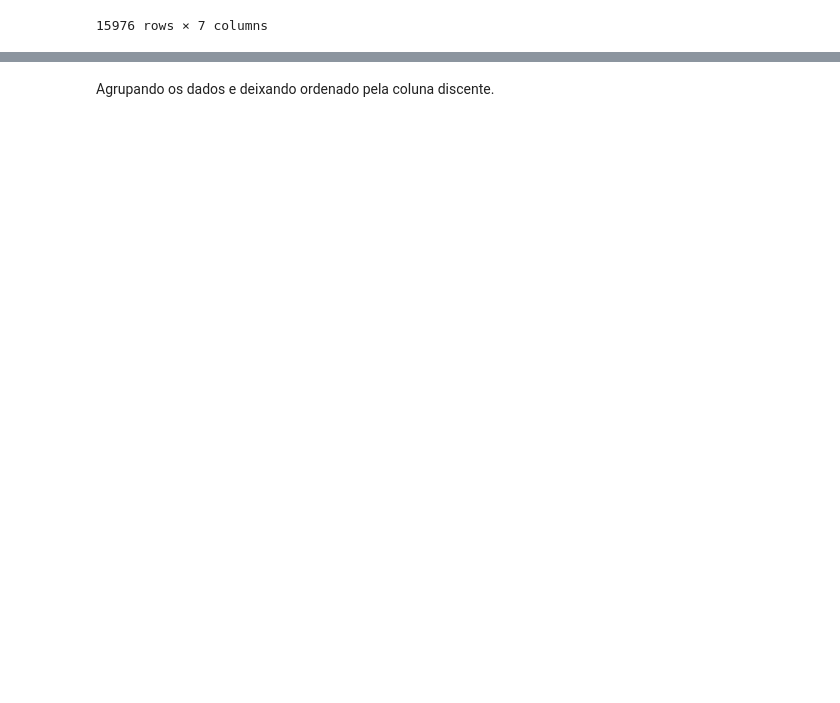
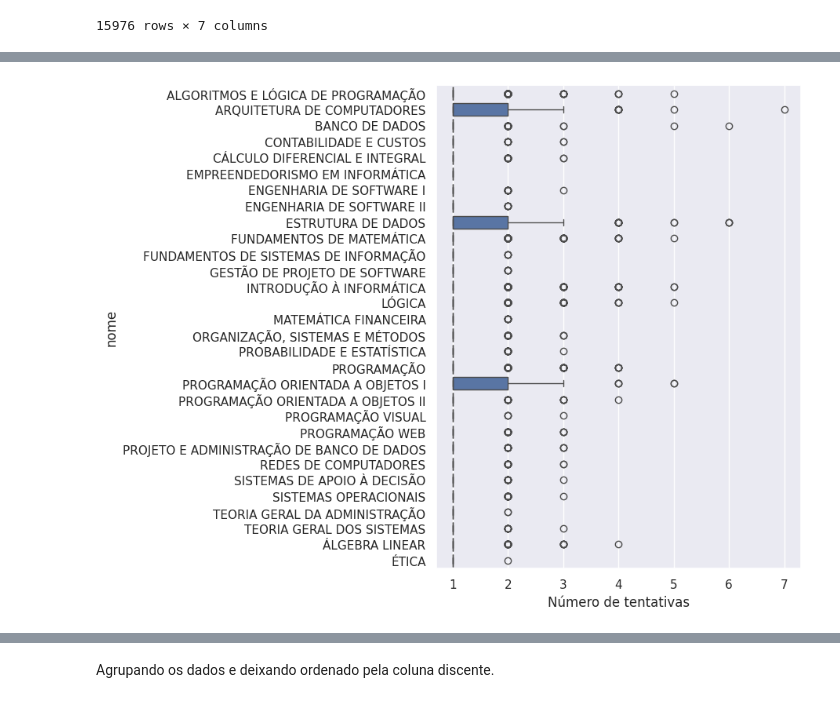
Before and after one commit to wanessabezerra/dataframe-bsi, a Jupyter notebook: datasets/dados_bsi.ipynb, the cells around one changed output, grey strips where cells are left out. Cells and saved outputs as stored; diff of their text form; code cells hidden in the pictures; blank space fills up the shorter version.

```diff
--- a/datasets/dados_bsi.ipynb
+++ b/datasets/dados_bsi.ipynb
@@ -110,0 +195,3 @@ df_dados_filtrado = df_dados_filtrado.query(condição_nome)
+# %%
+tentativas_obrigatórias = df_dados_filtrado.groupby(["nome","discente"]).size()
+tentativas_obrigatórias
@@ -110,0 +212,3 @@ df_dados_filtrado = df_dados_filtrado.query(condição_nome)
+# %%
+dados_tentativas = tentativas_obrigatórias.reset_index(name="tentativas")
+dados_tentativas
@@ -110,0 +229,7 @@ df_dados_filtrado = df_dados_filtrado.query(condição_nome)
+# %%
+plt.figure(figsize=(6,8))
+sns.boxplot(x="tentativas", y="nome", data=dados_tentativas)
+plt.xlabel("Número de tentativas")
+plt.show()
+# %% [output]
+[figure, added]
```
Also changed, not shown: parts of 27 cells of this notebook.
